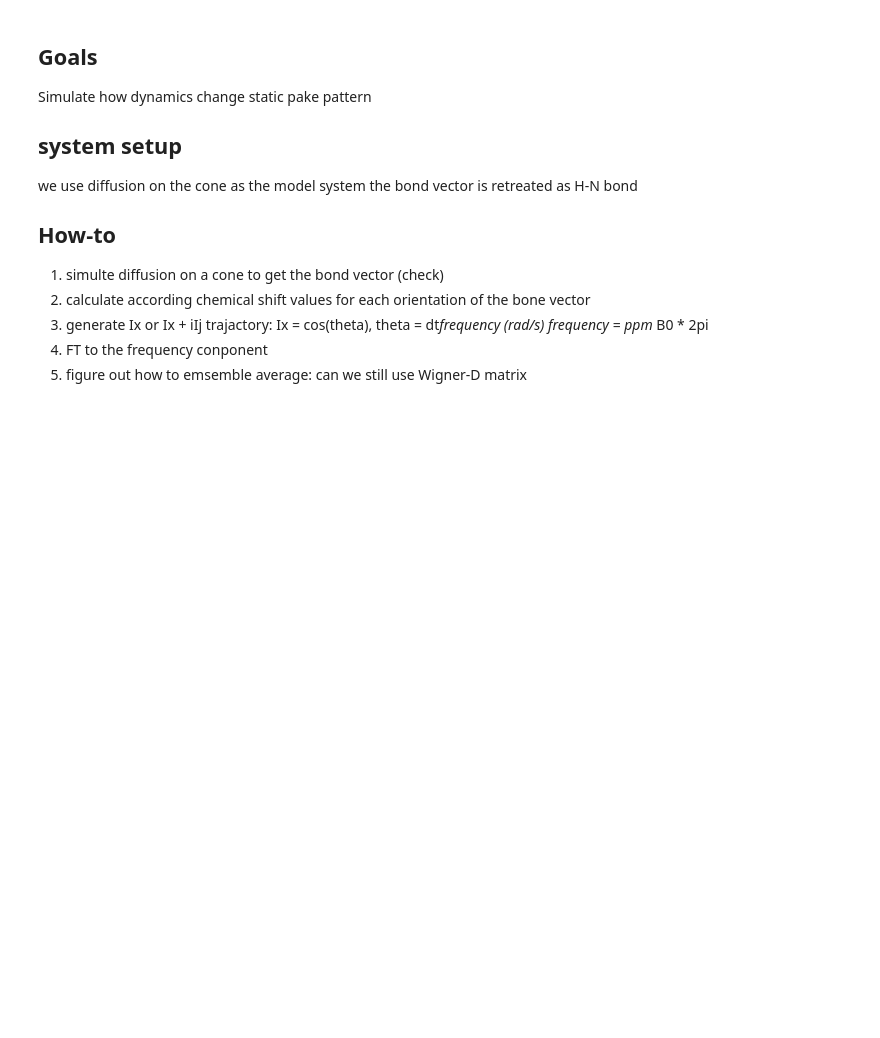
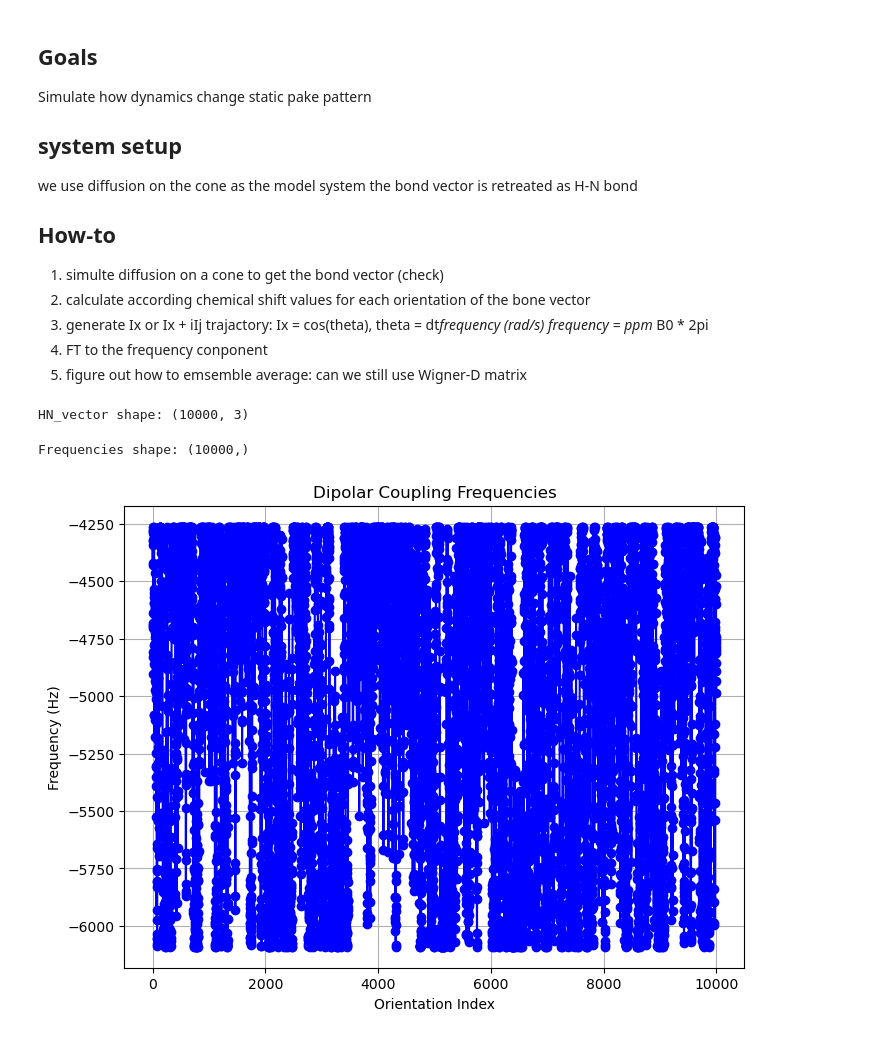
Before and after one commit to Xyunyao/KChannel_torsion_angle, a Jupyter notebook: analysis_notebooks/dynamics_HN.ipynb, the cells around one changed output. Saved outputs shown, nothing was run; the diff lists cells and outputs as text; code cells hidden in the pictures; blank space fills up the shorter version.

Commit message:
add dyanmics_dipolar_static analysis

```diff
--- a/analysis_notebooks/dynamics_HN.ipynb
+++ b/analysis_notebooks/dynamics_HN.ipynb
@@ -43,0 +104,6 @@ def simulate_vector_on_cone(S2=0.85, tau_c=0.01, dt=1e-4, num_steps=10000):
+# %%
+# test of step 1
+HN_vector = simulate_vector_on_cone2(S2=0.85, tau_c=0.0001, dt=1e-6, num_steps=10000,axis=np.array([1,0,0]))
+print("HN_vector shape:", HN_vector.shape)
+# %% [output]
+HN_vector shape: (10000, 3)
@@ -139,3 +305,21 @@ def xyz2freq(vectors, B0):
+# %%
+# test of step 2
+frequencies = xyz2freq(HN_vector, B0=11.7)
+print("Frequencies shape:", frequencies.shape)
+
+# plot the frequencies
+import matplotlib.pyplot as plt
+
+plt.figure(figsize=(8, 6))
+plt.plot(frequencies, marker='o', linestyle='-', color='b')
+plt.title("Dipolar Coupling Frequencies")
+plt.xlabel("Orientation Index")
+plt.ylabel("Frequency (Hz)")
+plt.grid()
+plt.show()
+# %% [output]
+Frequencies shape: (10000,)
+[figure, added]
 # %%
 ## Step 3: Calculate Ix trajatory
 
```
Also changed, not shown: parts of 18 cells of this notebook, 35 other files.
